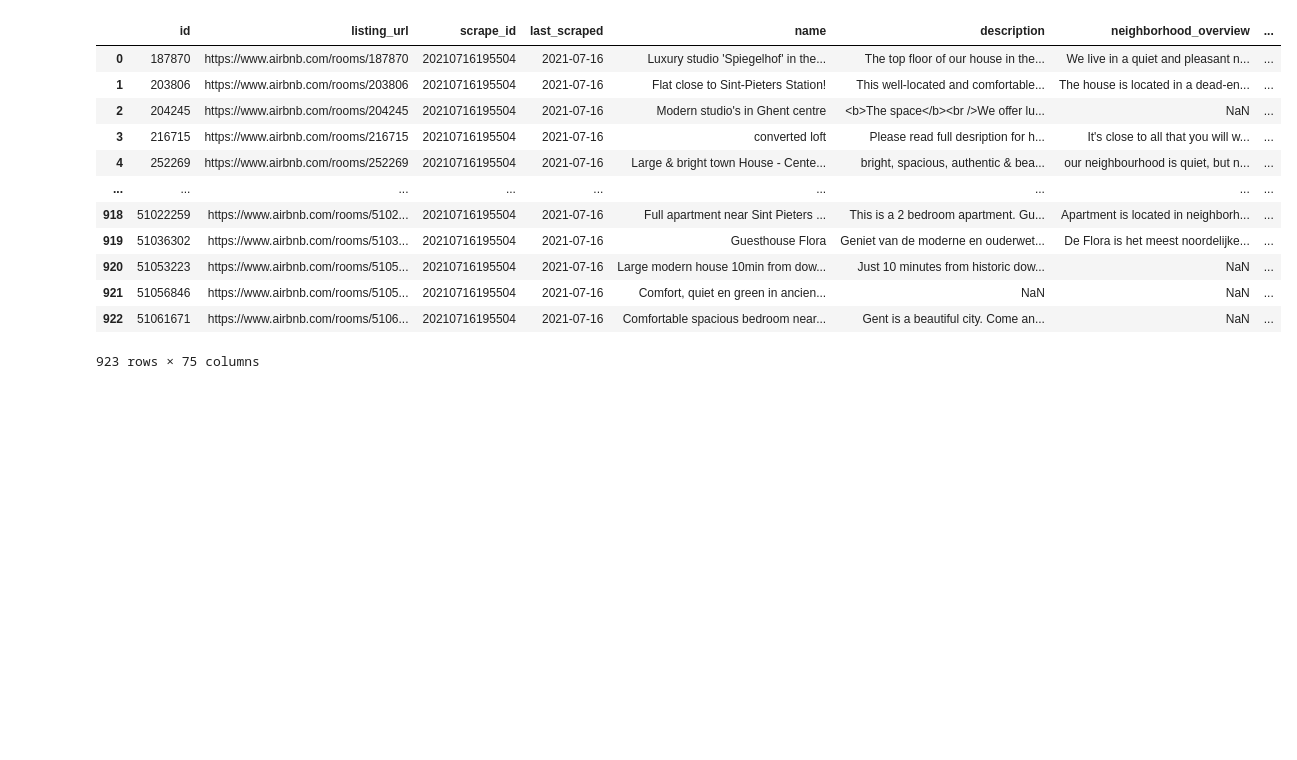
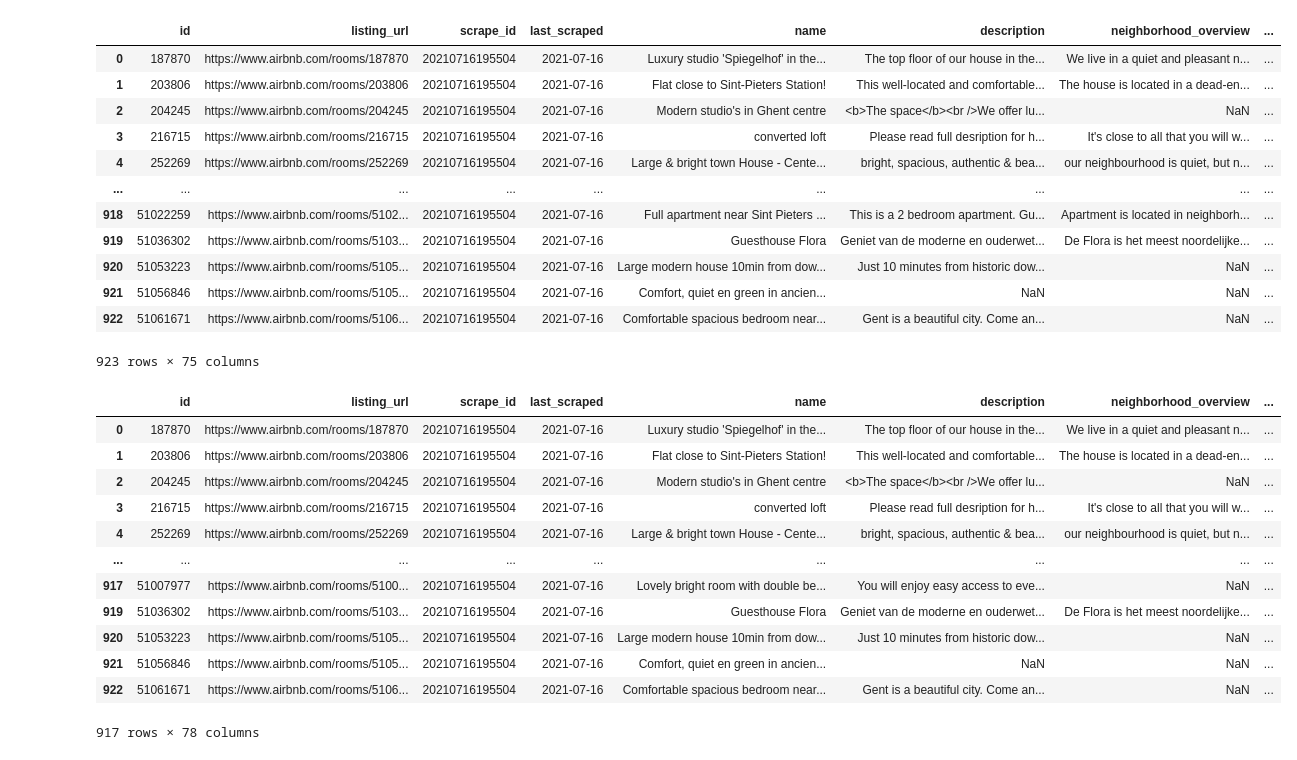
Before and after one commit to tibovdc/ProjectML, a Jupyter notebook: Sprint1.ipynb, the cells around one changed output. Drawn from its saved outputs; the diff is of its cells as text; code cells hidden in the pictures; blank space fills up the shorter version.

Commit message:
All data cleaned

```diff
--- a/Sprint1.ipynb
+++ b/Sprint1.ipynb
@@ -41,6 +41,7 @@ data_cleaned = data_cleaned.drop(columns=['Unnamed: 74'])
 data_cleaned['host_is_superhost'] = data_cleaned['host_is_superhost'].replace('t', 1).replace('f', 0)
 data_cleaned['host_has_profile_pic'] = data_cleaned['host_has_profile_pic'].replace('t', 1).replace('f', 0)
 data_cleaned['host_identity_verified'] = data_cleaned['host_identity_verified'].replace('t', 1).replace('f', 0)
+data_cleaned['instant_bookable'] = data_cleaned['instant_bookable'].replace('t', 1).replace('f', 0)
 # %%
 # The center of Ghent lies at 51.0544707, 3.7236719 (https://www.coordinatenbepalen.nl/coordinates/107915-gent-centrum)
 # We calculate de distance of each listing to the center
@@ -55,3 +56,56 @@ distance = pd.DataFrame(distance)
 
 # distance = distance.rename(columns={'0': 'distance_to_center'})j
 data_cleaned['distance_to_center'] = distance
+# %%
+# NaN is set to 0 because there is no separate place to sleep, but we assume there is at least one place to sleep.
+# We investigated the data (see below) and discovered it's always a studio, lounge or a condo but you have to sleep in a general space.
+# data_cleaned[data_cleaned['bedrooms'].isna()]
+# data_cleaned['bedrooms'] = data_cleaned['bedrooms'].fillna(0)
+
+
+data_cleaned['bedrooms'] = data_cleaned['bedrooms'].replace(np.NAN, 0).astype(int)
+data_cleaned['beds'] = data_cleaned['beds'].replace(np.NAN, 0).astype(int)
+
+# data_cleaned['bedrooms'].sort_values().to_numpy()
+# %%
+# accomodates in orde
+data_cleaned['accommodates'] = data_cleaned['accommodates'].astype(int)
+# data_cleaned['accommodates'].sort_values().to_numpy()
+# %%
+# The data in 'room_type' is one of four possibilities: Entire home/apt, Private room, Shared room or Hotel.
+# This data isn't easy to work with so what we could do is replace them with a number between 0 and 3.
+# The problem with this is that the model might assume some kind of order or hierarchy.
+# One-hot encoding is a better solution to this problem.
+
+a = pd.get_dummies(data_cleaned['room_type'], prefix="room_type")
+
+frames = [data_cleaned, a]
+data_cleaned = pd.concat(frames, axis=1)
+
+
+data_cleaned.drop(['room_type'], inplace=True, axis=1)
+
+data_cleaned.rename(
+    columns={
+        "room_type_Private room": "room_type_private",
+        "room_type_Entire home/apt": "room_type_entire",
+        "room_type_Hotel room": "room_type_hotel",
+        "room_type_Shared room": "room_type_shared"},
+        inplace=True
+    )
+
+data_cleaned
+# %% [output]
+|  | id | listing_url | scrape_id | last_scraped | name | description | neighborhood_overview | ... |
+| 0 | 187870 | https://www.airbnb.com/rooms/187870 | 20210716195504 | 2021-07-16 | Luxury studio 'Spiegelhof' in the... | The top floor of our house in the... | We live in a quiet and pleasant n... | ... |
+| 1 | 203806 | https://www.airbnb.com/rooms/203806 | 20210716195504 | 2021-07-16 | Flat close to Sint-Pieters Station! | This well-located and comfortable... | The house is located in a dead-en... | ... |
+| 2 | 204245 | https://www.airbnb.com/rooms/204245 | 20210716195504 | 2021-07-16 | Modern studio's in Ghent centre | <b>The space</b><br />We offer lu... | NaN | ... |
+| 3 | 216715 | https://www.airbnb.com/rooms/216715 | 20210716195504 | 2021-07-16 | converted loft | Please read full desription for h... | It's close to all that you will w... | ... |
+| 4 | 252269 | https://www.airbnb.com/rooms/252269 | 20210716195504 | 2021-07-16 | Large & bright town House - Cente... | bright, spacious, authentic & bea... | our neighbourhood is quiet, but n... | ... |
+| ... | ... | ... | ... | ... | ... | ... | ... | ... |
+| 917 | 51007977 | https://www.airbnb.com/rooms/5100... | 20210716195504 | 2021-07-16 | Lovely bright room with double be... | You will enjoy easy access to eve... | NaN | ... |
+| 919 | 51036302 | https://www.airbnb.com/rooms/5103... | 20210716195504 | 2021-07-16 | Guesthouse Flora | Geniet van de moderne en ouderwet... | De Flora is het meest noordelijke... | ... |
+| 920 | 51053223 | https://www.airbnb.com/rooms/5105... | 20210716195504 | 2021-07-16 | Large modern house 10min from dow... | Just 10 minutes from historic dow... | NaN | ... |
+| 921 | 51056846 | https://www.airbnb.com/rooms/5105... | 20210716195504 | 2021-07-16 | Comfort, quiet en green in ancien... | NaN | NaN | ... |
+| 922 | 51061671 | https://www.airbnb.com/rooms/5106... | 20210716195504 | 2021-07-16 | Comfortable spacious bedroom near... | Gent is a beautiful city. Come an... | NaN | ... |
+917 rows × 78 columns
```
Also changed, not shown: parts of 6 cells of this notebook.
